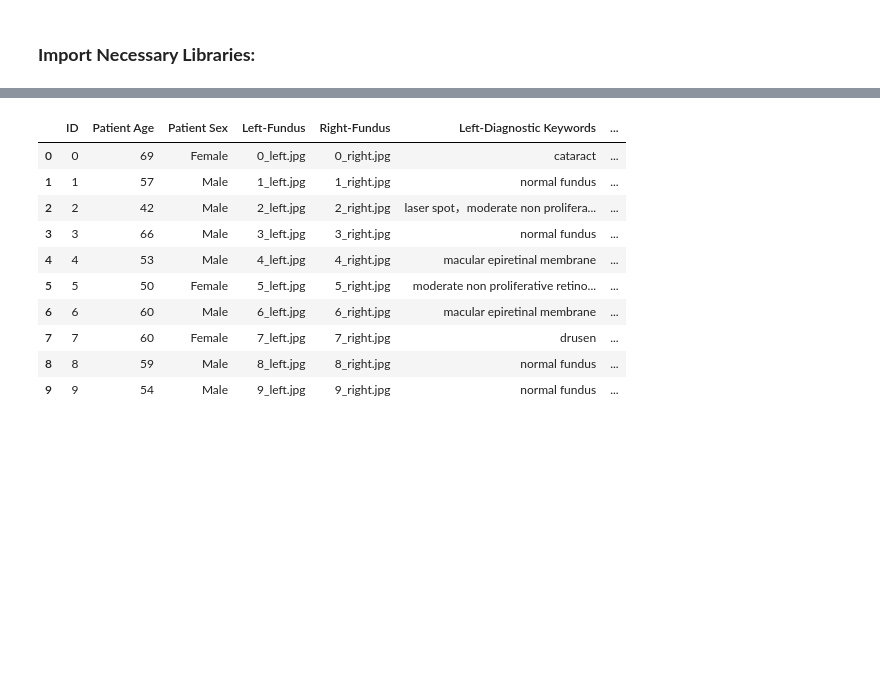
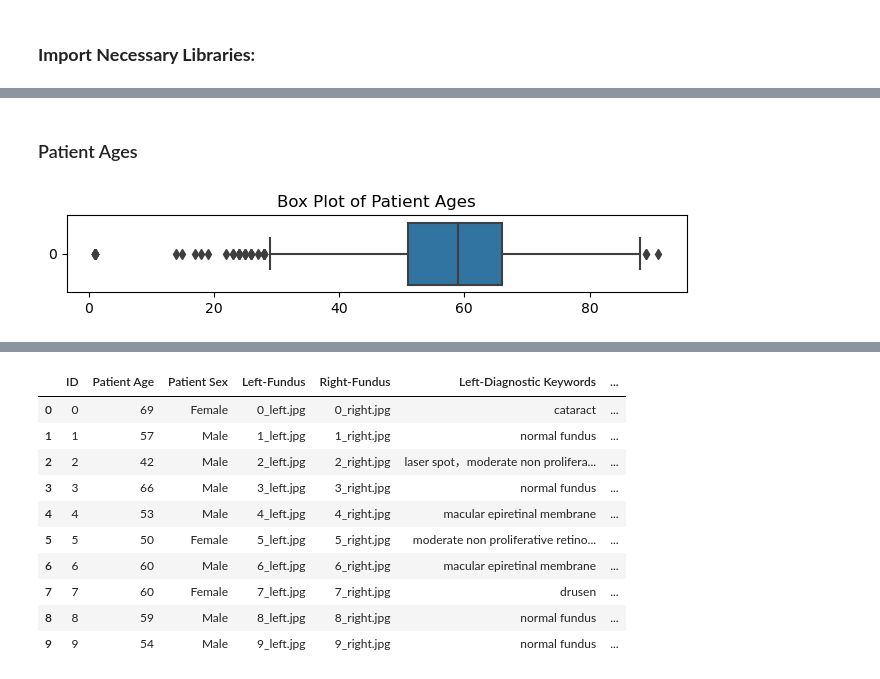
Before and after one commit to sarahdurrani22/CV-Prediction-of-Ocular-Disease, a Jupyter notebook: CV_to_Predict_Ocular_Disease_main.ipynb, the cells around one changed output, grey strips where cells are left out. Drawn from its saved outputs; the diff is of its cells as text; code cells hidden in the pictures; blank space fills up the shorter version.

```diff
--- a/CV_to_Predict_Ocular_Disease_main.ipynb
+++ b/CV_to_Predict_Ocular_Disease_main.ipynb
@@ -75,0 +137,10 @@ Main_df.head(5)
+# %% [markdown]
+### Patient Ages
+# %%
+# 2.2 Box Plots
+plt.figure(figsize=(8, 1))
+sns.boxplot(ocular_disease_df['Patient Age'], orient="h")
+plt.title("Box Plot of Patient Ages")
+plt.show()
+# %% [output]
+[figure, added]
```
Also changed, not shown: parts of 13 cells of this notebook.
